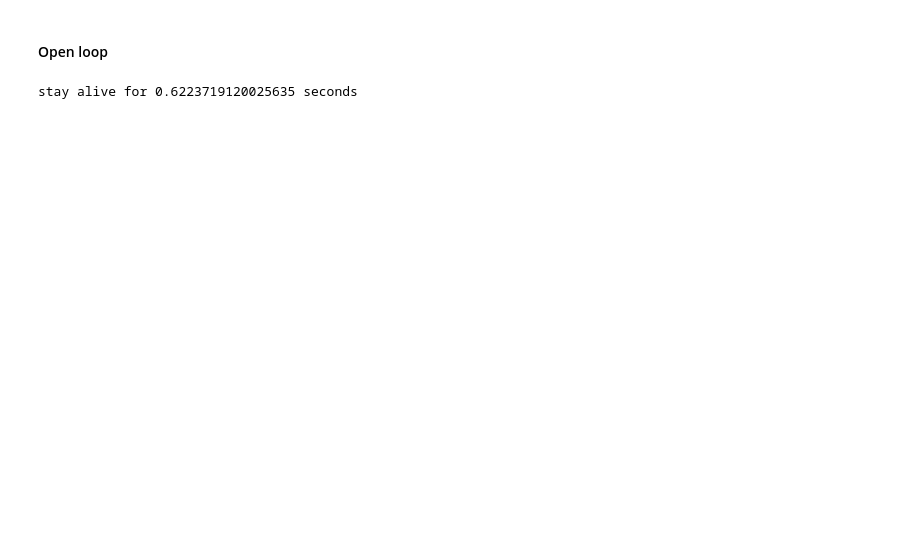
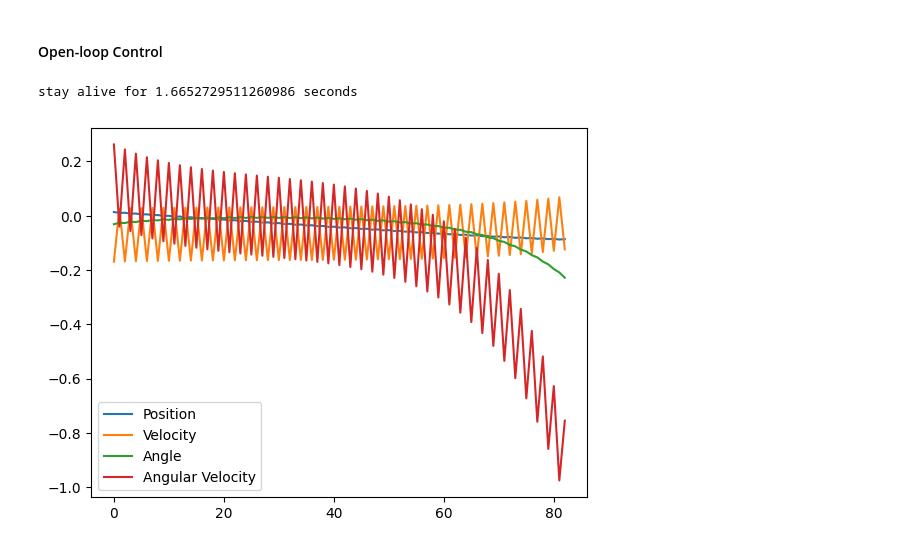
Before and after one commit to richard98hess444/rl-tutorial, a Jupyter notebook: cartpole/pid_control.ipynb, the cells around one changed output. Saved outputs shown, nothing was run; the diff lists cells and outputs as text; code cells hidden in the pictures; blank space fills up the shorter version.

```diff
--- a/cartpole/pid_control.ipynb
+++ b/cartpole/pid_control.ipynb
@@ -5,19 +5,28 @@ import time
 import matplotlib.pyplot as plt
 import numpy as np
 # %% [markdown]
-#### Open loop
+#### Open-loop Control
 # %%
 env_view = gym.make("CartPole-v1", render_mode="human")
 env_view.reset()
 donee = False
 ts = time.time()
 i = 0
+data = []
 while not donee:
     next_state, _, donee, _, _ = env_view.step(i%2)
+    data.append(next_state)
     i += 1
 te = time.time()
 print(f'stay alive for {te-ts} seconds')
-input()
 env_view.close()
+
+observation_space = ['Position', 'Velocity', 'Angle', 'Angular Velocity']
+data = np.array(data)
+for i in range(4):
+    plt.plot(data[:, i:i+1], label=observation_space[i])
+plt.legend()
+plt.show()
 # %% [output]
-stay alive for 0.6223719120025635 seconds
+stay alive for 1.6652729511260986 seconds
+[figure, added]
```
Also changed, not shown: parts of 7 cells of this notebook.
